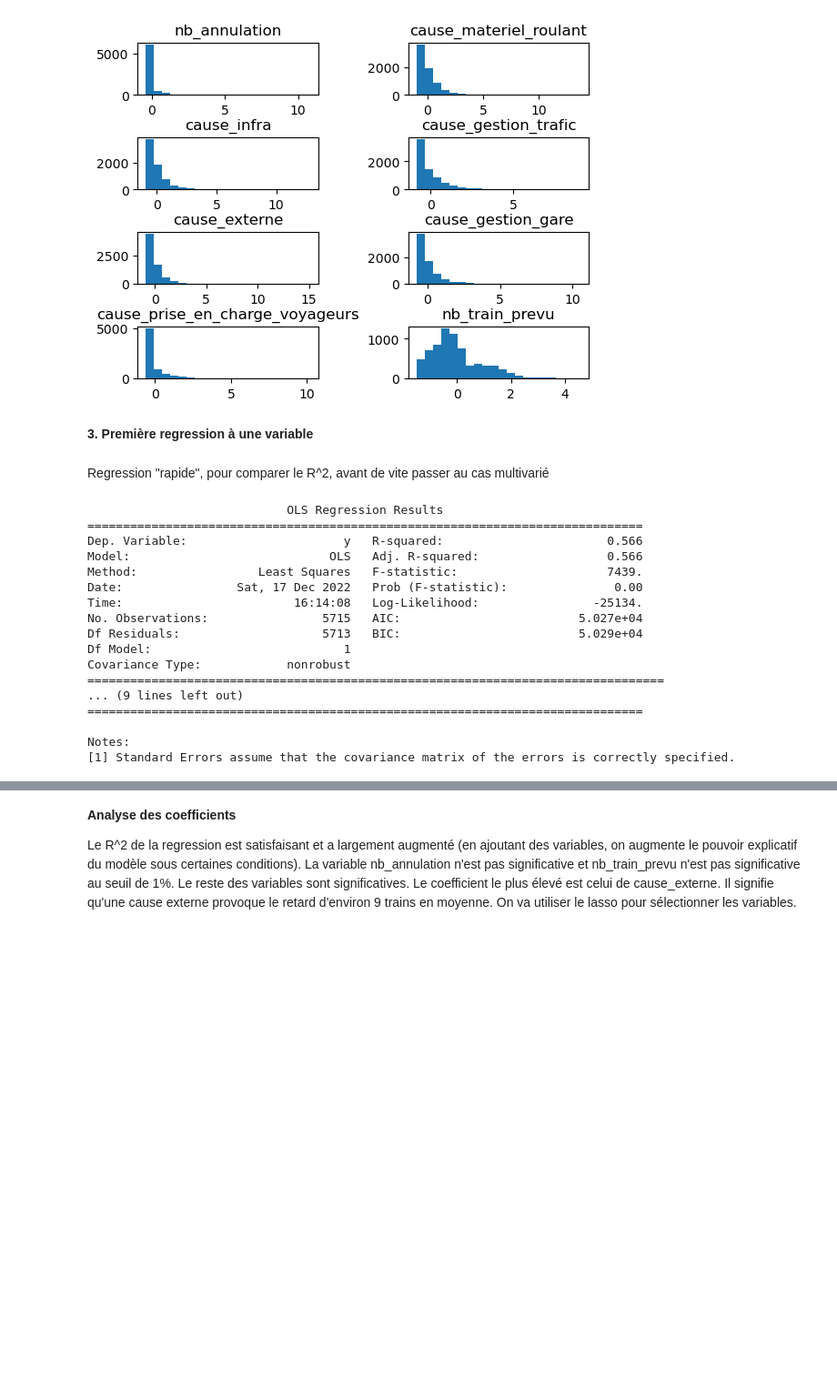
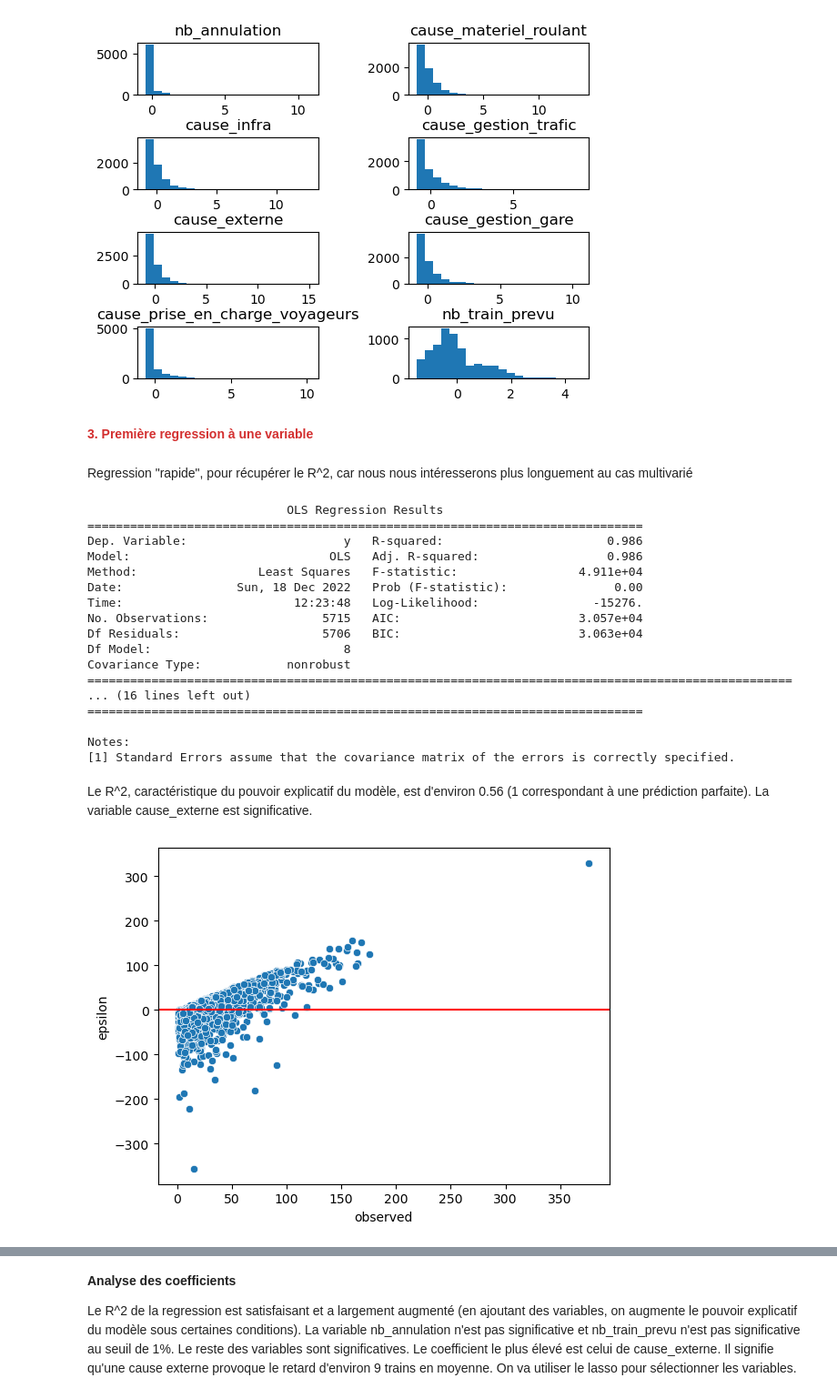
Before and after one commit to DiegoRenaud/Exercice, a Jupyter notebook: regression_lasso.ipynb, the cells around one changed output, grey strips where cells are left out. Shown: that part at 91% size. Saved outputs shown, nothing was run; the diff lists cells and outputs as text; code cells hidden in the pictures; blank space fills up the shorter version.

```diff
--- a/regression_lasso.ipynb
+++ b/regression_lasso.ipynb
@@ -137,27 +121,27 @@ for i in range(len(causes_retards_large[:])):
 # %% [markdown]
-**3. Première regression à une variable**
+<span style="color: #D32F2F">**3. Première regression à une variable**</span>
 # %% [markdown]
-Regression "rapide", pour comparer le R^2, avant de vite passer au cas multivarié
+Regression "rapide", pour récupérer le R^2, car nous nous intéresserons plus longuement au cas multivarié
 # %%
-#Appel de la fonction regression du fichier fonctions
+#Appel de la fonction régression du fichier fonctions.py
 
-reg = regression(df_retards[['cause_externe']], df_retards[['nb_train_retard_arrivee']])
-results = reg[0]
-print(results.summary())
+reg_s = regression(df_retards[['cause_externe']], df_retards[['nb_train_retard_arrivee']])
+results_s = reg[0]
+print(results_s.summary())
 # %% [output]
                             OLS Regression Results
 ==============================================================================
-Dep. Variable:                      y   R-squared:                       0.566
-Model:                            OLS   Adj. R-squared:                  0.566
-Method:                 Least Squares   F-statistic:                     7439.
-Date:                Sat, 17 Dec 2022   Prob (F-statistic):               0.00
-Time:                        16:14:08   Log-Likelihood:                -25134.
-No. Observations:                5715   AIC:                         5.027e+04
-Df Residuals:                    5713   BIC:                         5.029e+04
-Df Model:                           1
+Dep. Variable:                      y   R-squared:                       0.986
+Model:                            OLS   Adj. R-squared:                  0.986
+Method:                 Least Squares   F-statistic:                 4.911e+04
+Date:                Sun, 18 Dec 2022   Prob (F-statistic):               0.00
+Time:                        12:23:48   Log-Likelihood:                -15276.
+No. Observations:                5715   AIC:                         3.057e+04
+Df Residuals:                    5706   BIC:                         3.063e+04
+Df Model:                           8
 Covariance Type:            nonrobust
-=================================================================================
-... (9 lines left out)
+===================================================================================================
+... (16 lines left out)
 ==============================================================================
 
 Notes:
@@ -166,0 +149,10 @@ Notes:
+# %% [markdown]
+Le R^2, caractéristique du pouvoir explicatif du modèle, est d'environ 0.56 (1 correspondant à une prédiction parfaite). La variable cause_externe est significative.
+# %%
+#Visualisation de l'erreur (fonction visu_erreur du fichier fonctions.py)
+xTest = reg[2]
+yTest = reg_s[4]
+yPred = results_s.predict(xTest)
+visu_erreur(yPred, yTest)
+# %% [output]
+[figure, added]
```
Also changed, not shown: parts of 34 cells of this notebook, 2 other files.
